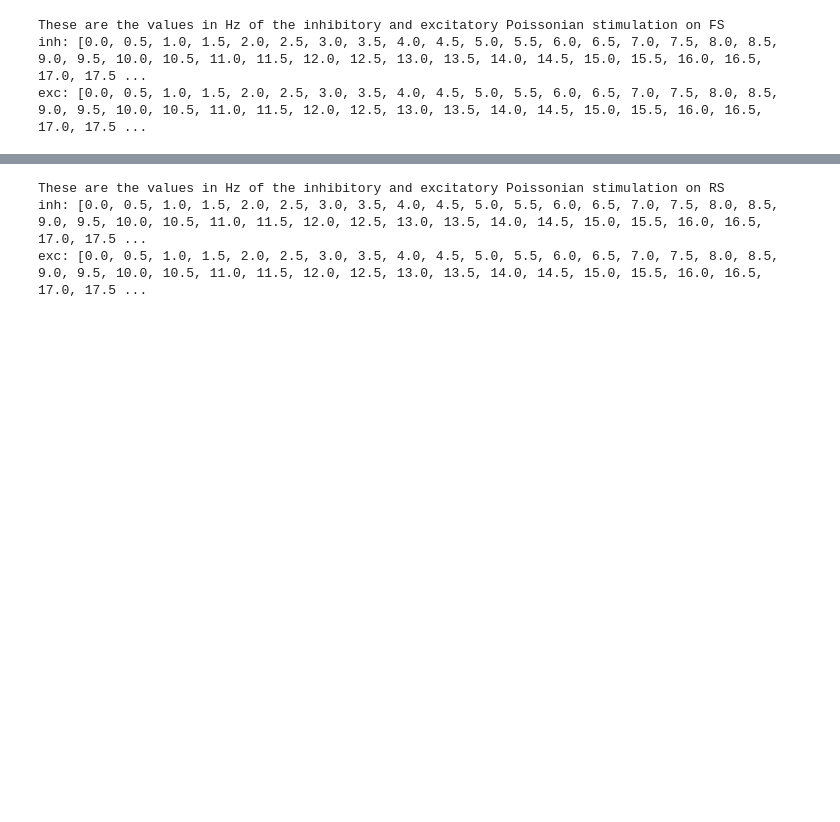
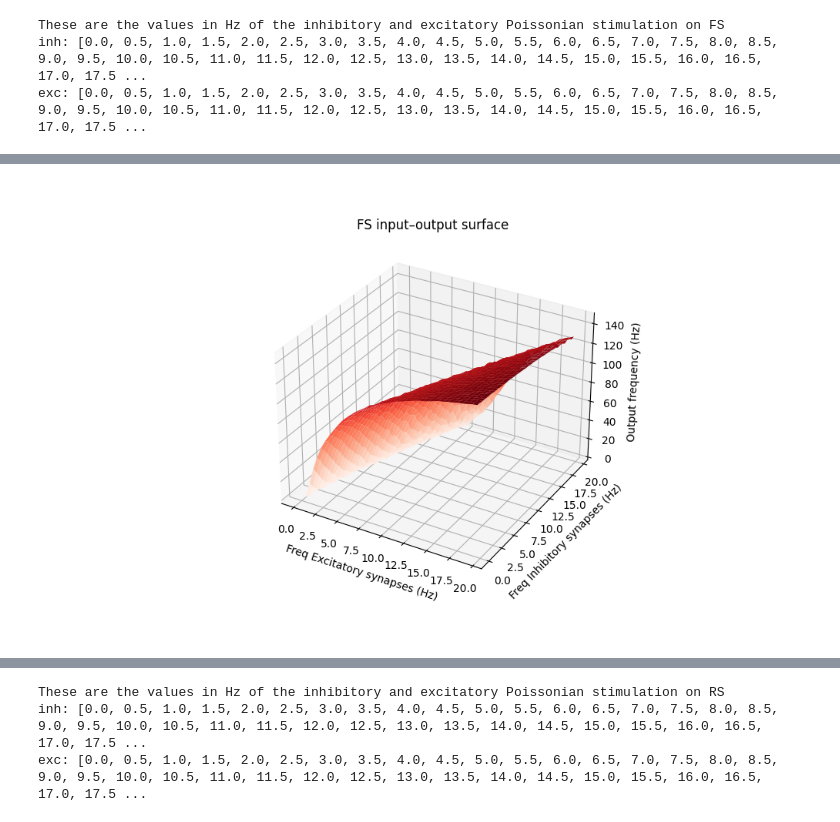
Before and after one commit to IlaCar/neuron-to-meanfield, a Jupyter notebook: transfer_function/data_extraction/Analysing_extracted_data.ipynb, the cells around one changed output, grey strips where cells are left out. Drawn from its saved outputs; the diff is of its cells as text; code cells hidden in the pictures; blank space fills up the shorter version.

```diff
--- a/transfer_function/data_extraction/Analysing_extracted_data.ipynb
+++ b/transfer_function/data_extraction/Analysing_extracted_data.ipynb
@@ -81,0 +91,5 @@ figs.append(fig)
+# %%
+fig = mesh_3d(exc_vals, inh_vals, df_FS_slice_array, neuron_type='FS')
+figs.append(fig)
+# %% [output]
+[figure, added]
```
Also changed, not shown: parts of 13 cells of this notebook.
